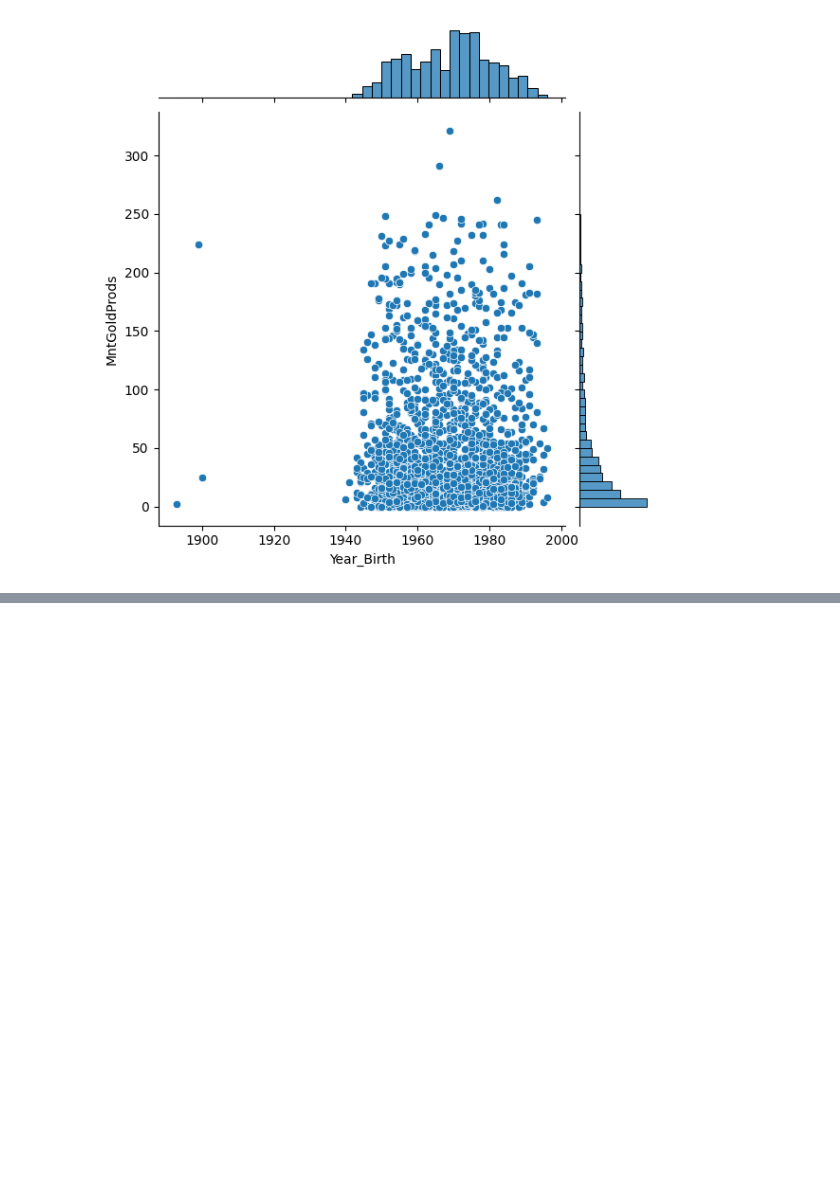
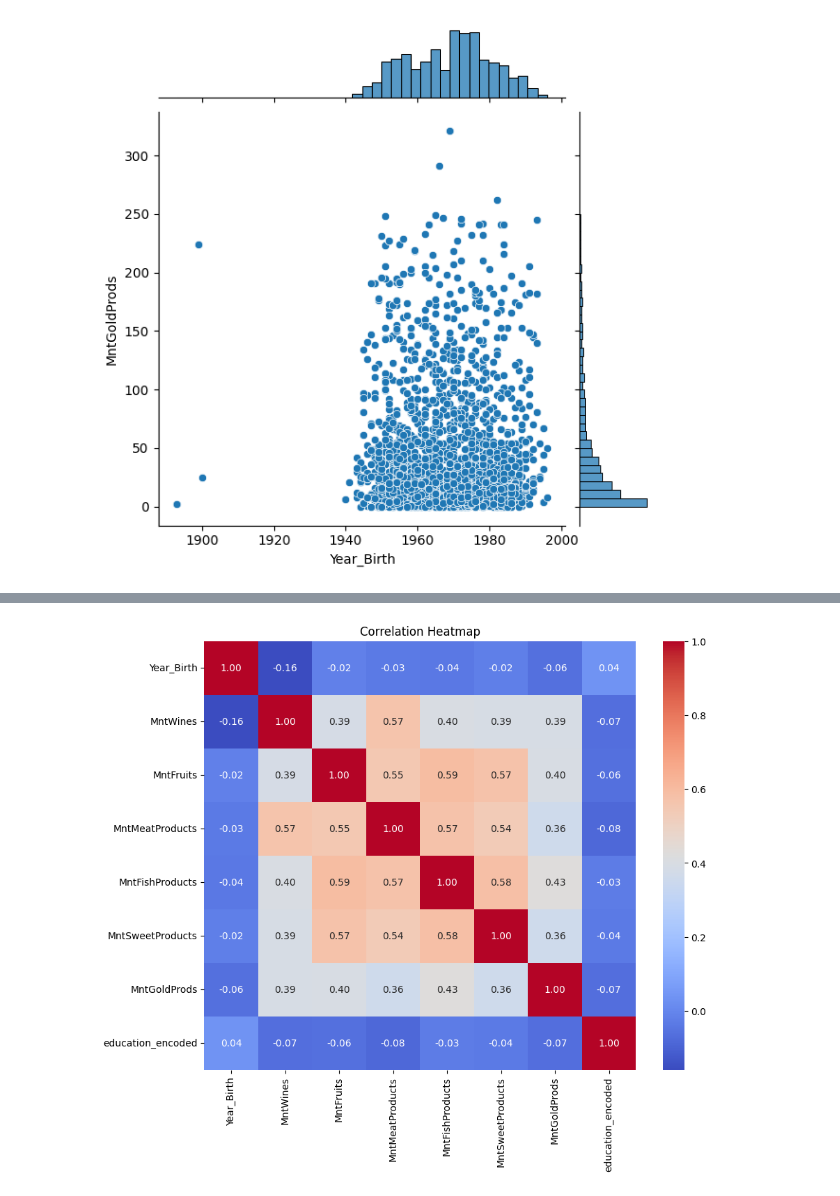
Before and after one commit to dcjh/1015_Mini_Project, a Jupyter notebook: Age_Education_EDA.ipynb, the cells around one changed output, grey strips where cells are left out. Drawn from its saved outputs; the diff is of its cells as text; code cells hidden in the pictures; blank space fills up the shorter version.

```diff
--- a/Age_Education_EDA.ipynb
+++ b/Age_Education_EDA.ipynb
@@ -164,0 +130,2 @@ jointplot_nonNumeric.apply(lambda x: x.factorize()[0]).corr()
+# %%
+jointplot_numeric=jointplot.copy()
@@ -164,0 +146,16 @@ jointplot_nonNumeric.apply(lambda x: x.factorize()[0]).corr()
+# %%
+education_mapping = {'Graduation': 0, 'PhD': 1, 'Master': 2, 'Basic': 3, '2n Cycle': 4}
+jointplot_numeric['education_encoded'] = jointplot_numeric['Education'].map(education_mapping)
+
+jointplot_numeric.drop('Education', axis=1, inplace=True)
+
+# Create a correlation matrix
+corr_matrix = jointplot_numeric.corr()
+
+# Plot the heatmap
+plt.figure(figsize=(10, 8))
+sb.heatmap(corr_matrix, annot=True, cmap='coolwarm', fmt=".2f")
+plt.title('Correlation Heatmap')
+plt.show()
+# %% [output]
+[figure, added]
```
Also changed, not shown: parts of 14 cells of this notebook.
